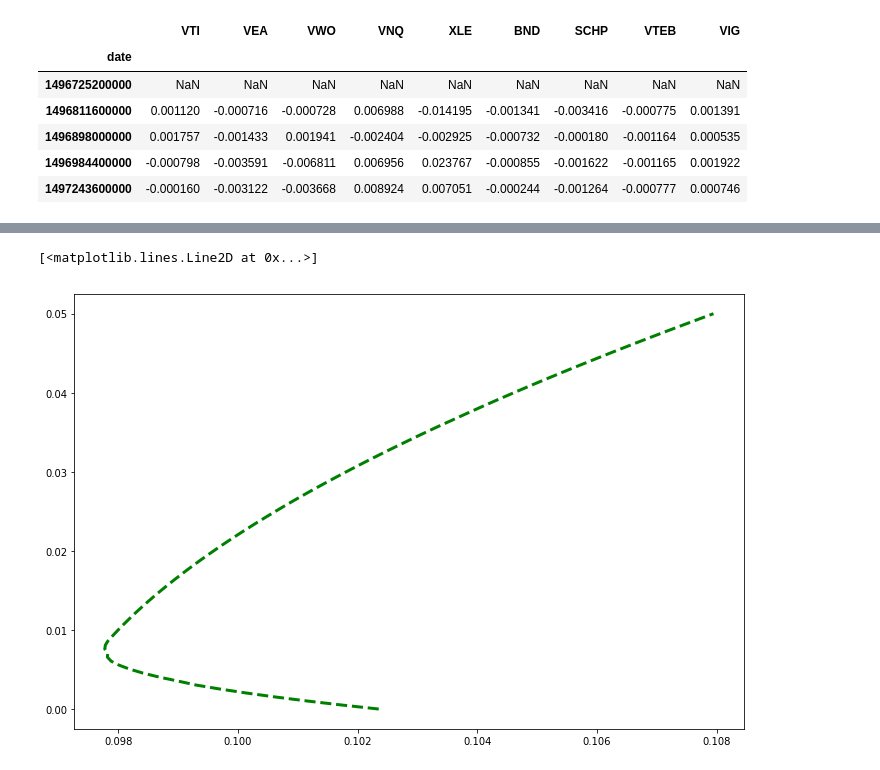
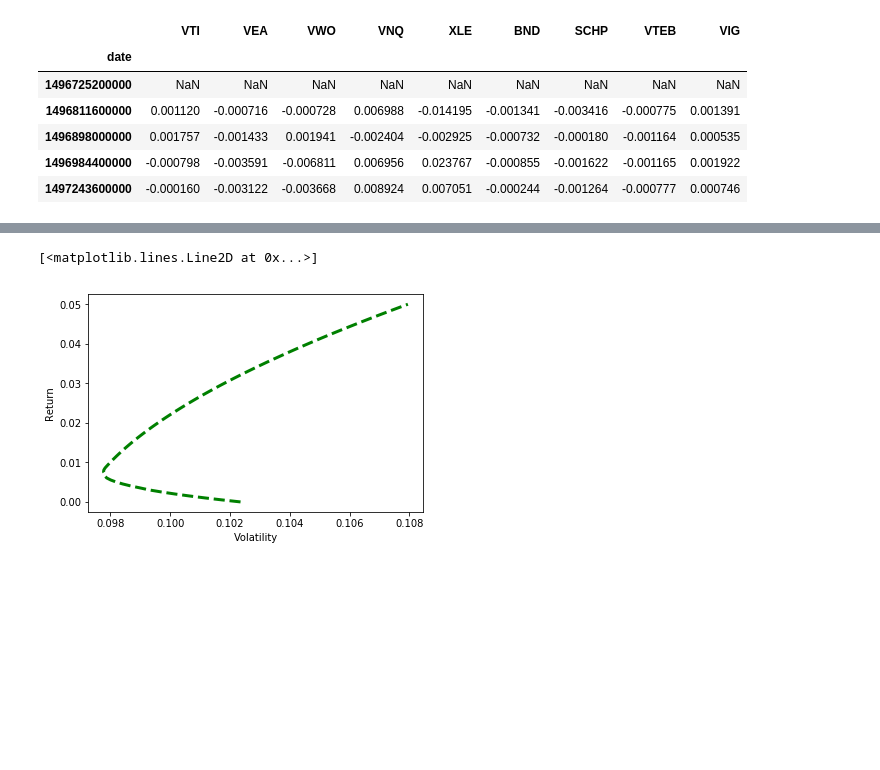
Before and after one commit to jacoblucas95/Portfolio-Optimizer, a Jupyter notebook: setup/data/math_optimize.ipynb, the cells around one changed output, grey strips where cells are left out. Saved outputs shown, nothing was run; the diff lists cells and outputs as text; code cells hidden in the pictures; blank space fills up the shorter version.

```diff
--- a/setup/data/math_optimize.ipynb
+++ b/setup/data/math_optimize.ipynb
@@ -125,16 +126,16 @@ for possible_return in frontier_y:
 
     frontier_volatility.append(result['fun'])
 # %%
-plt.figure(figsize=(12,8))
+plt.figure(figsize=(6,4))
 # plt.scatter(vol_arr,ret_arr,c=sharpe_arr,cmap='plasma')
 # plt.colorbar(label='Sharpe Ratio')
-# plt.xlabel('Volatility')
-# plt.ylabel('Return')
+plt.xlabel('Volatility')
+plt.ylabel('Return')
 
 # plt.scatter(max_sr_vol,max_sr_ret,c='red',s=50,edgecolors='black')
 
 # Add frontier line
 plt.plot(frontier_volatility,frontier_y,'g--',linewidth=3)
 # %% [output]
 [<matplotlib.lines.Line2D at 0x...>]
-[figure, old version]
+[figure, new version]
```
Also changed, not shown: parts of 1 cell of this notebook, 1 other file.
